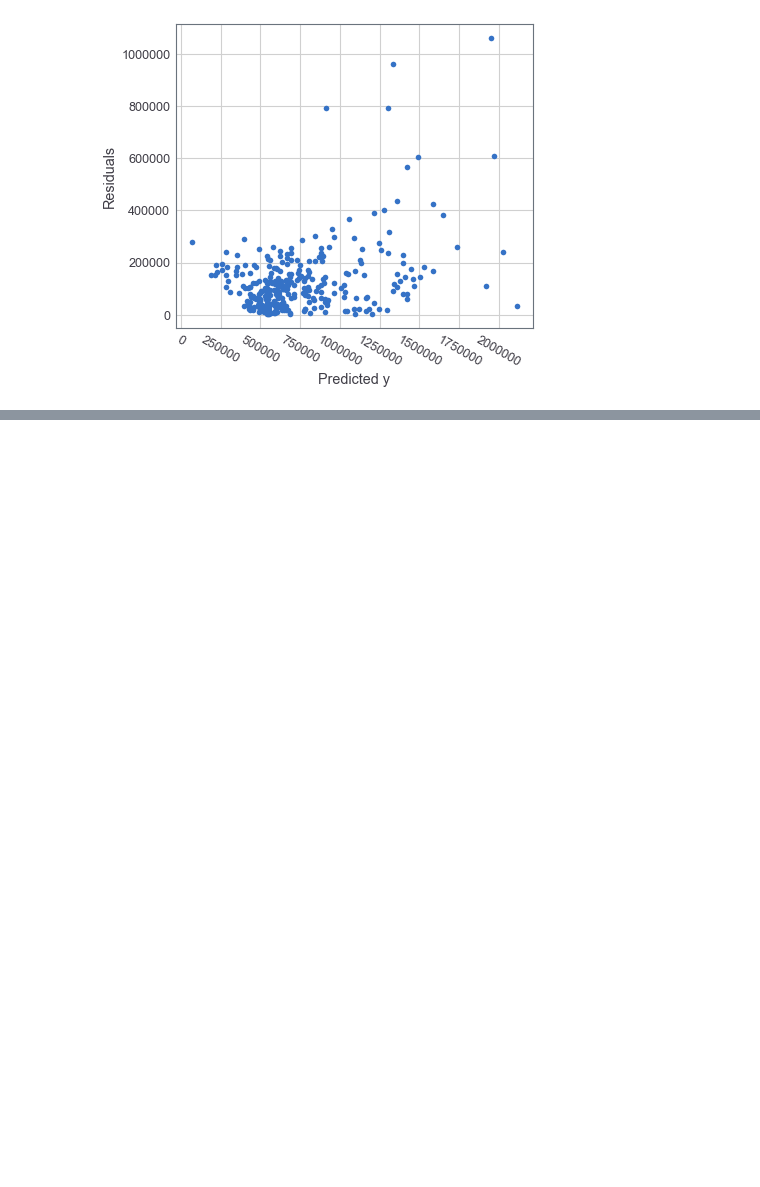
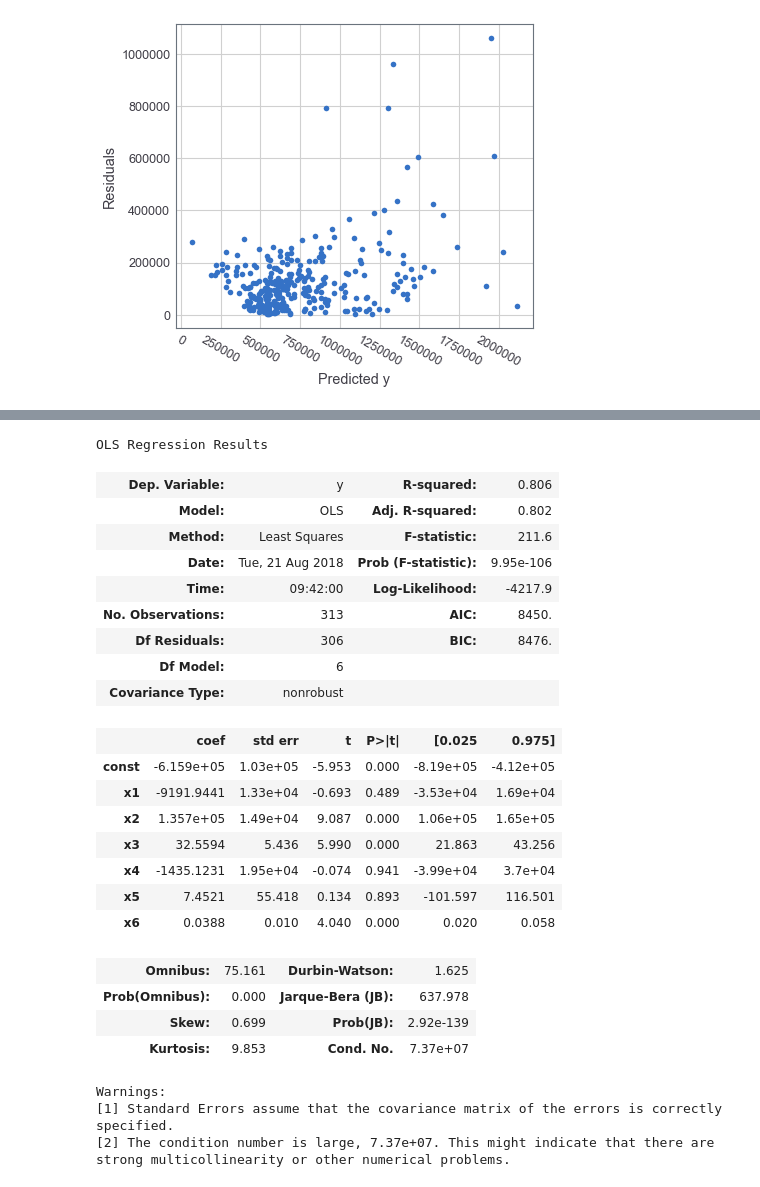
Before and after one commit to MingliangZhou/stat_ds, a Jupyter notebook: code/ch_4.ipynb, the cells around one changed output, grey strips where cells are left out. Drawn from its saved outputs; the diff is of its cells as text; code cells hidden in the pictures; blank space fills up the shorter version.

```diff
--- a/code/ch_4.ipynb
+++ b/code/ch_4.ipynb
@@ -560,0 +594,36 @@ Text(0,0.5,'Residuals')
+# %%
+X = df_house[df_house['ZipCode']==98105][['Bedrooms', 'BldgGrade',
+                                          'SqFtLot', 'Bathrooms', 'SqFtTotLiving']].values
+y = df_house[df_house['ZipCode']==98105]['AdjSalePrice'].values
+
+X = np.hstack((X, X[:,4].reshape(-1,1) ** 2))
+
+lin_reg_sm = sm.OLS(y, sm.add_constant(X)).fit()
+lin_reg_sm.summary()
+# %% [output]
+OLS Regression Results
+| Dep. Variable: | y | R-squared: | 0.806 |
+| Model: | OLS | Adj. R-squared: | 0.802 |
+| Method: | Least Squares | F-statistic: | 211.6 |
+| Date: | Tue, 21 Aug 2018 | Prob (F-statistic): | 9.95e-106 |
+| Time: | 09:42:00 | Log-Likelihood: | -4217.9 |
+| No. Observations: | 313 | AIC: | 8450. |
+| Df Residuals: | 306 | BIC: | 8476. |
+| Df Model: | 6 |  |  |
+| Covariance Type: | nonrobust |  |  |
+|  | coef | std err | t | P>|t| | [0.025 | 0.975] |
+| const | -6.159e+05 | 1.03e+05 | -5.953 | 0.000 | -8.19e+05 | -4.12e+05 |
+| x1 | -9191.9441 | 1.33e+04 | -0.693 | 0.489 | -3.53e+04 | 1.69e+04 |
+| x2 | 1.357e+05 | 1.49e+04 | 9.087 | 0.000 | 1.06e+05 | 1.65e+05 |
+| x3 | 32.5594 | 5.436 | 5.990 | 0.000 | 21.863 | 43.256 |
+| x4 | -1435.1231 | 1.95e+04 | -0.074 | 0.941 | -3.99e+04 | 3.7e+04 |
+| x5 | 7.4521 | 55.418 | 0.134 | 0.893 | -101.597 | 116.501 |
+| x6 | 0.0388 | 0.010 | 4.040 | 0.000 | 0.020 | 0.058 |
+| Omnibus: | 75.161 | Durbin-Watson: | 1.625 |
+| Prob(Omnibus): | 0.000 | Jarque-Bera (JB): | 637.978 |
+| Skew: | 0.699 | Prob(JB): | 2.92e-139 |
+| Kurtosis: | 9.853 | Cond. No. | 7.37e+07 |
+Warnings:
+[1] Standard Errors assume that the covariance matrix of the errors is correctly specified.
+[2] The condition number is large, 7.37e+07. This might indicate that there are
+strong multicollinearity or other numerical problems.
```
Also changed, not shown: parts of 22 cells of this notebook, 1 other file.
